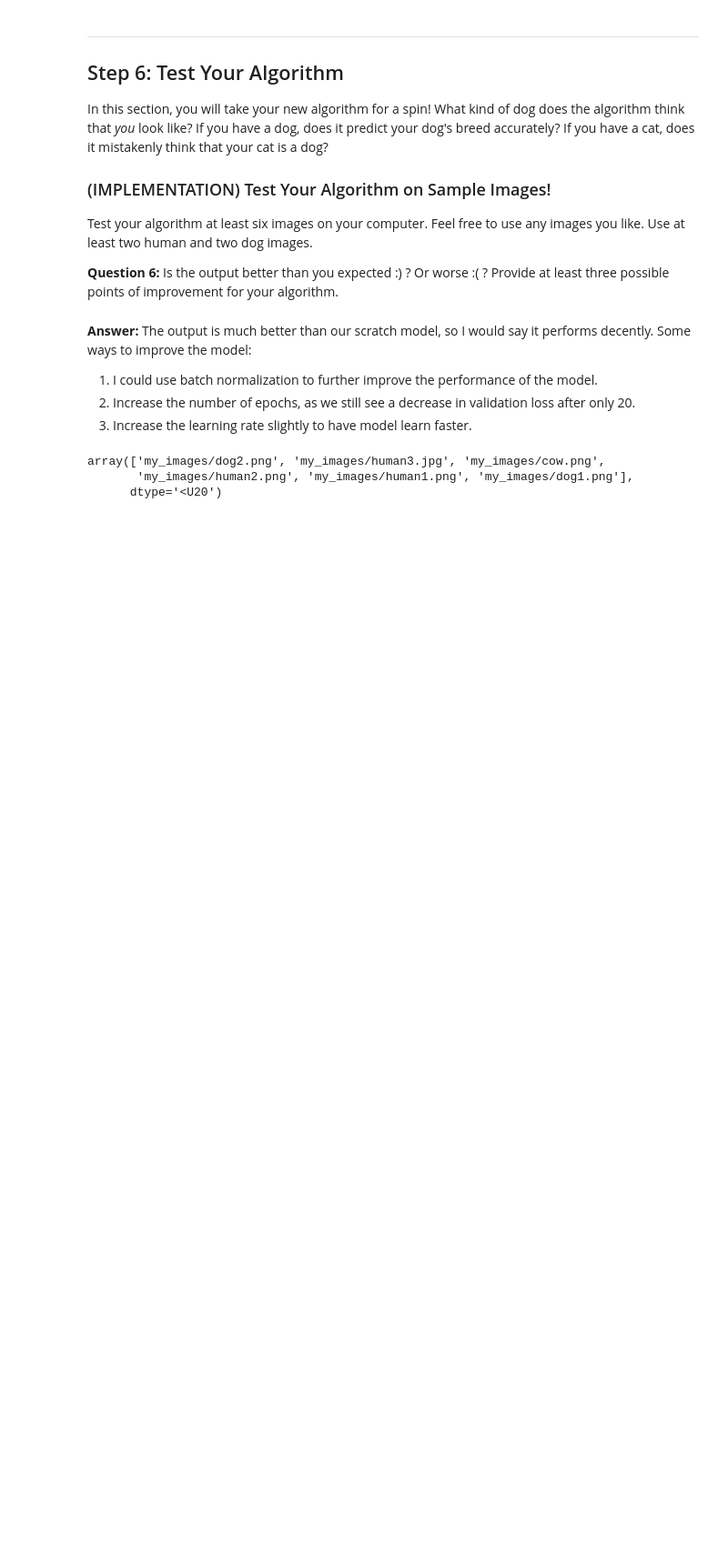
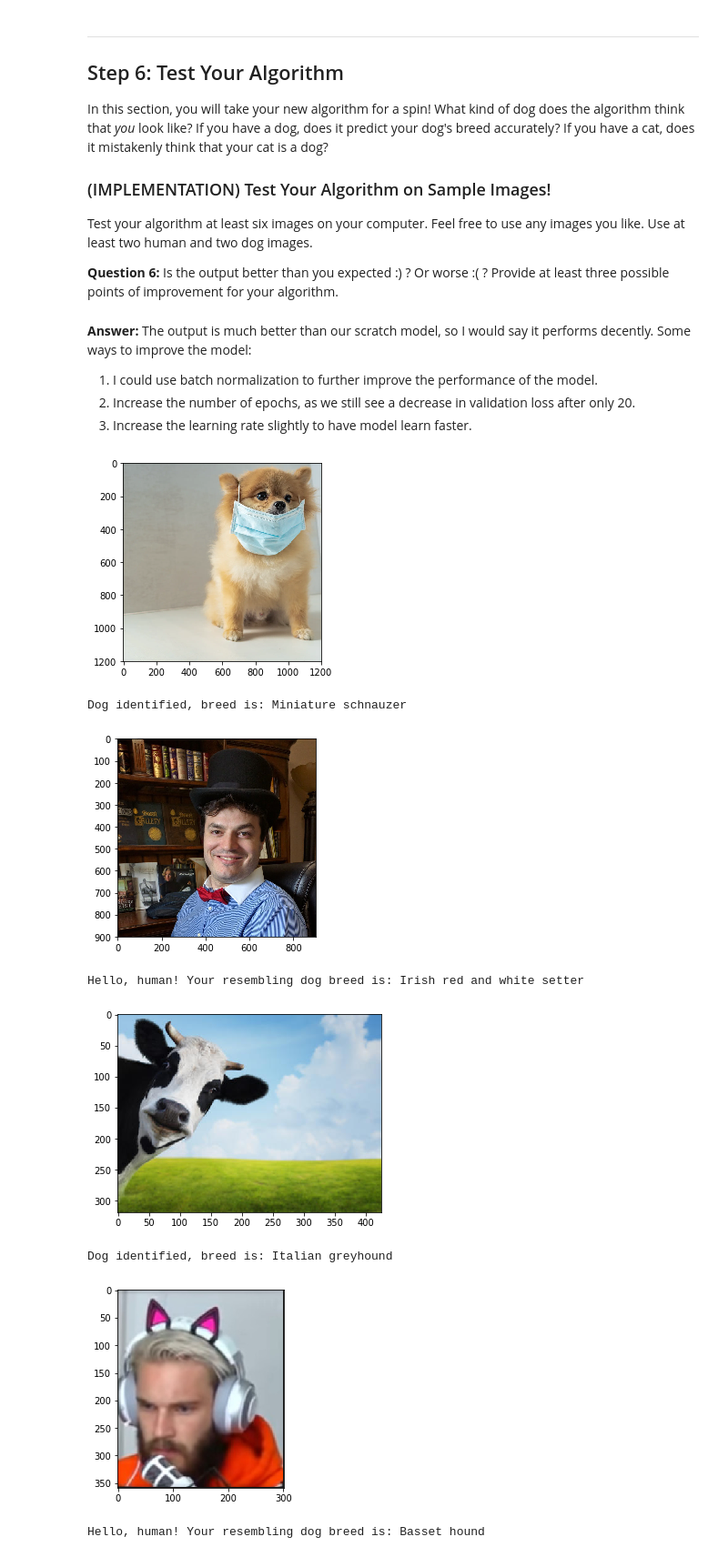
Before and after one commit to yhejazi/deep-learning-nd, a Jupyter notebook: project-dog-classification/dog_app.ipynb, the cells around one changed output. Shown: that part at 91% size. Drawn from its saved outputs; the diff is of its cells as text; code cells hidden in the pictures; blank space fills up the shorter version.

Commit message:
Resize image tensor for outside images

```diff
--- a/project-dog-classification/dog_app.ipynb
+++ b/project-dog-classification/dog_app.ipynb
@@ -206,10 +206,15 @@ def VGG16_predict(img_path):
     '''
 
     ## Load and pre-process an image from the given img_path
-    data_transform = transforms.Compose([transforms.RandomResizedCrop(224),
-                                      transforms.ToTensor()])
+    data_transform = transforms.Compose([transforms.Resize(256),
+                                      transforms.CenterCrop(224),
+                                      transforms.ToTensor(),
+                                      transforms.Normalize((0.5, 0.5, 0.5),
+                                                           (0.5, 0.5, 0.5))
+                                     ])
 
     img = data_transform(Image.open(img_path))
+    img = img[:3]
     img.unsqueeze_(0)
 
     if use_cuda:
@@ -655,7 +656,10 @@ def predict_breed_transfer(img_path):
                                                          [0.5,0.5,0.5])
                                     ])
 
-    img_tensor = preprocess(img).unsqueeze_(0)
+    img_tensor = preprocess(img)
+    img_tensor = img_tensor[:3]
+    img_tensor.unsqueeze_(0)
+
 
     if use_cuda:
         img_tensor = img_tensor.cuda()
@@ -728,8 +732,14 @@ __Answer:__ The output is much better than our scratch model, so I would say it
 3. Increase the learning rate slightly to have model learn faster.
 # %%
 images = np.array(glob("my_images/*"))
-images
+for file in np.hstack(images):
+    run_app(file)
 # %% [output]
+[figure, added]
-array(['my_images/dog2.png', 'my_images/human3.jpg', 'my_images/cow.png',
-       'my_images/human2.png', 'my_images/human1.png', 'my_images/dog1.png'],
-      dtype='<U20')
+Dog identified, breed is: Miniature schnauzer
+[figure, added]
+Hello, human! Your resembling dog breed is: Irish red and white setter
+[figure, added]
+Dog identified, breed is: Italian greyhound
+[figure, added]
+Hello, human! Your resembling dog breed is: Basset hound
```
Also changed, not shown: parts of 6 cells of this notebook, 1 other file.
